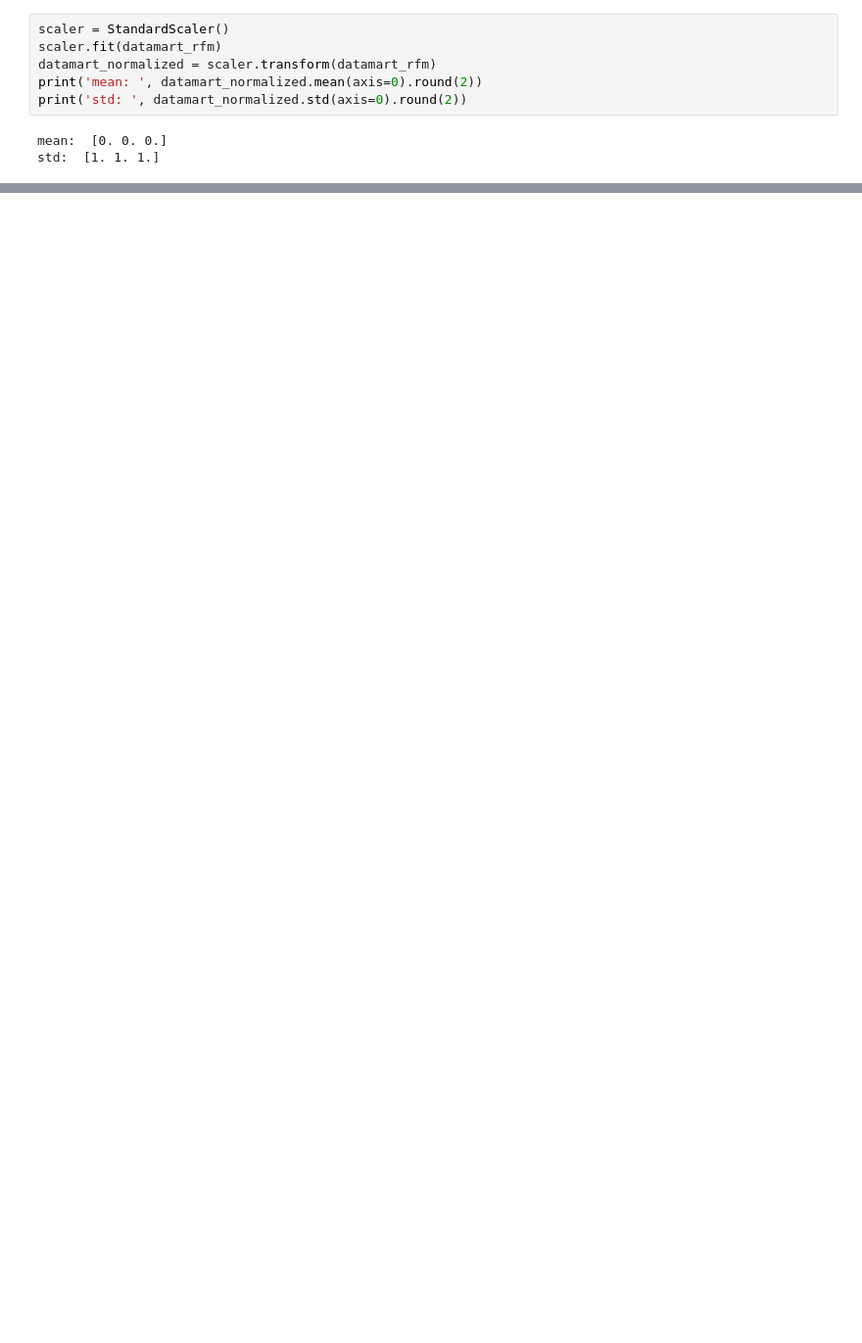
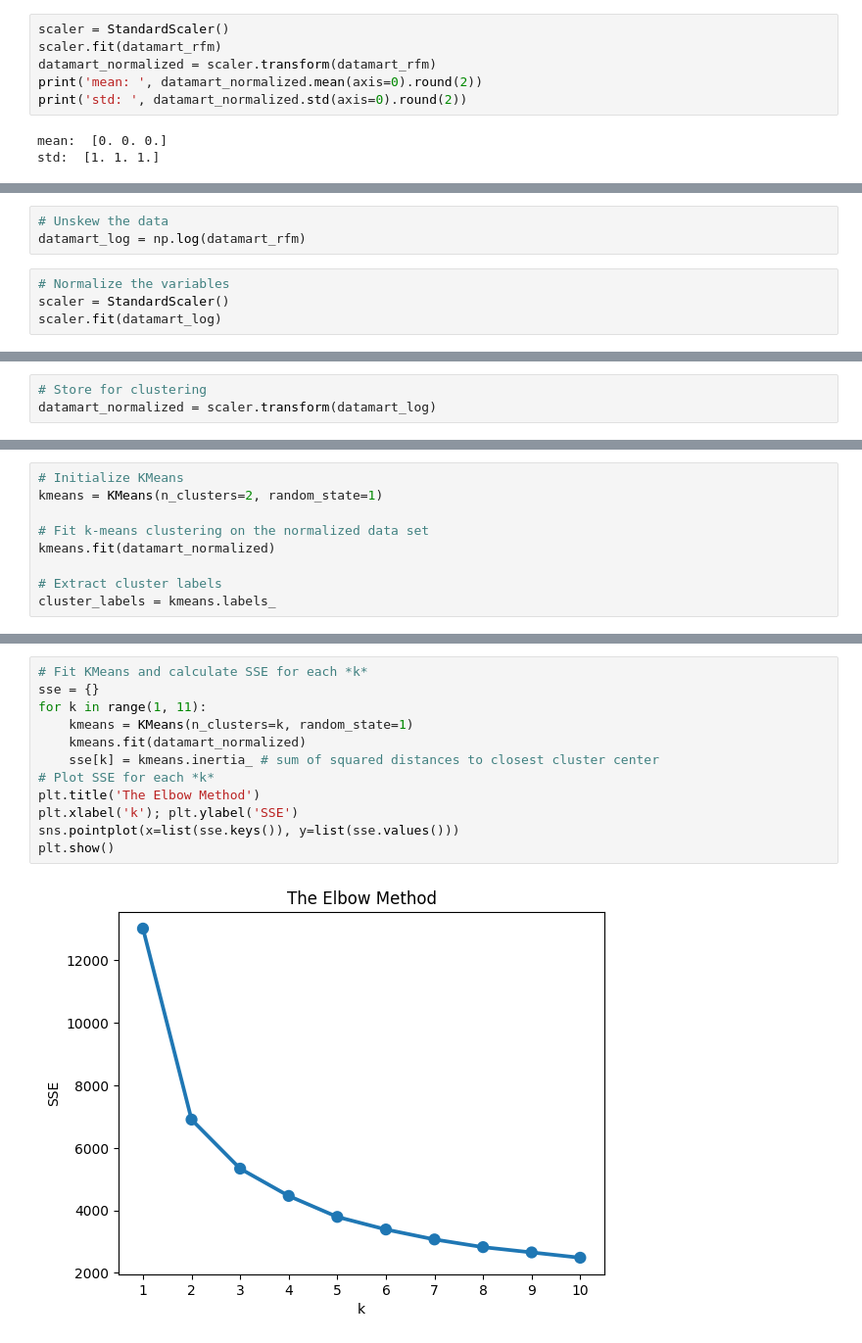
Before and after one commit to sandys-ss/RFM-Analysis, a Jupyter notebook: rfm.ipynb, the cells around one changed output, grey strips where cells are left out. Shown: that part at 98% size. Drawn from its saved outputs; the diff is of its cells as text; blank space fills up the shorter version.

```diff
--- a/rfm.ipynb
+++ b/rfm.ipynb
@@ -447,0 +459,7 @@ std:  [1. 1. 1.]
+# %%
+# Unskew the data
+datamart_log = np.log(datamart_rfm)
+# %%
+# Normalize the variables
+scaler = StandardScaler()
+scaler.fit(datamart_log)
@@ -447,0 +468,3 @@ std:  [1. 1. 1.]
+# %%
+# Store for clustering
+datamart_normalized = scaler.transform(datamart_log)
@@ -447,0 +475,9 @@ std:  [1. 1. 1.]
+# %%
+# Initialize KMeans
+kmeans = KMeans(n_clusters=2, random_state=1)
+
+# Fit k-means clustering on the normalized data set
+kmeans.fit(datamart_normalized)
+
+# Extract cluster labels
+cluster_labels = kmeans.labels_
@@ -447,0 +504,14 @@ std:  [1. 1. 1.]
+# %%
+# Fit KMeans and calculate SSE for each *k*
+sse = {}
+for k in range(1, 11):
+    kmeans = KMeans(n_clusters=k, random_state=1)
+    kmeans.fit(datamart_normalized)
+    sse[k] = kmeans.inertia_ # sum of squared distances to closest cluster center
+# Plot SSE for each *k*
+plt.title('The Elbow Method')
+plt.xlabel('k'); plt.ylabel('SSE')
+sns.pointplot(x=list(sse.keys()), y=list(sse.values()))
+plt.show()
+# %% [output]
+[figure, added]
```
Also changed, not shown: parts of 34 cells of this notebook.
